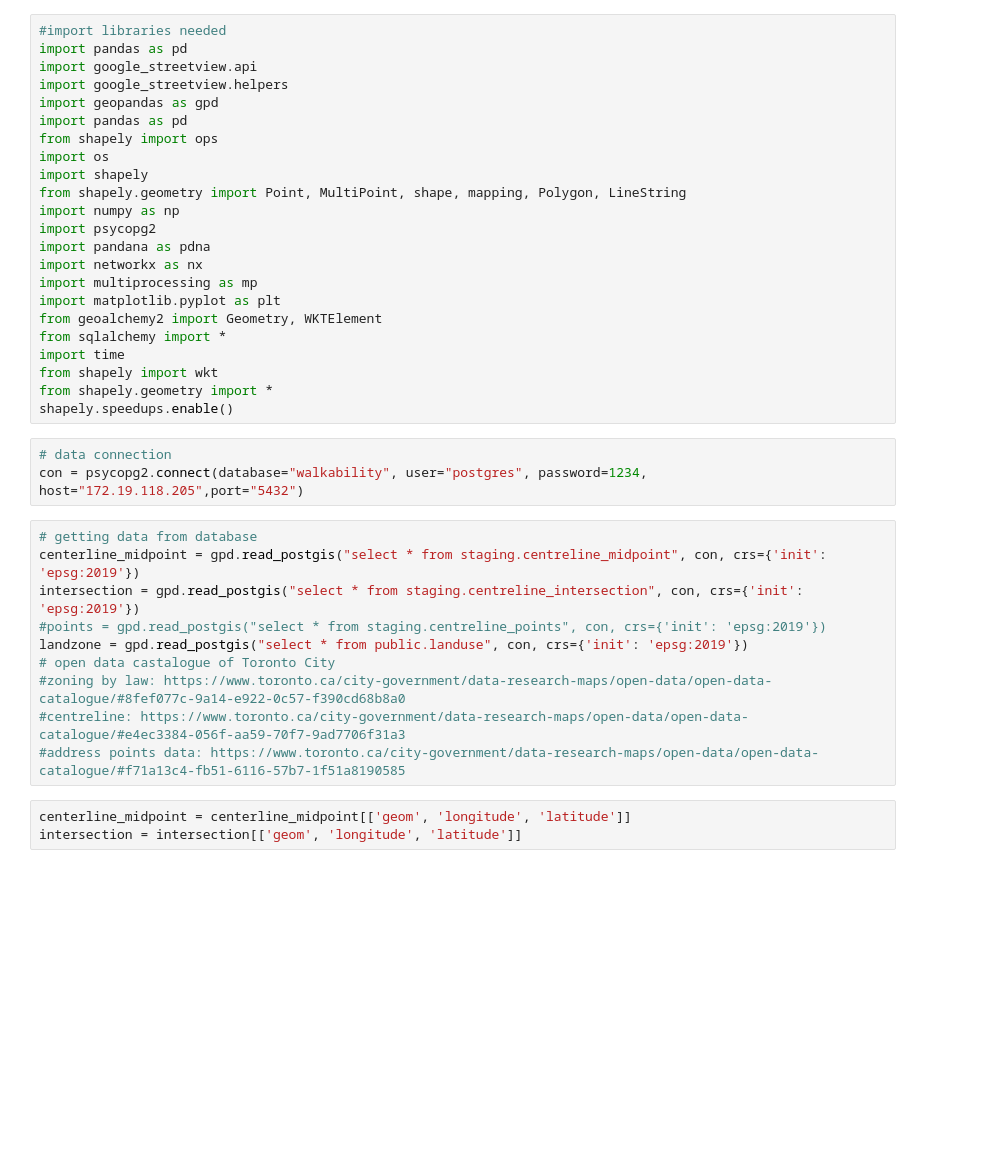
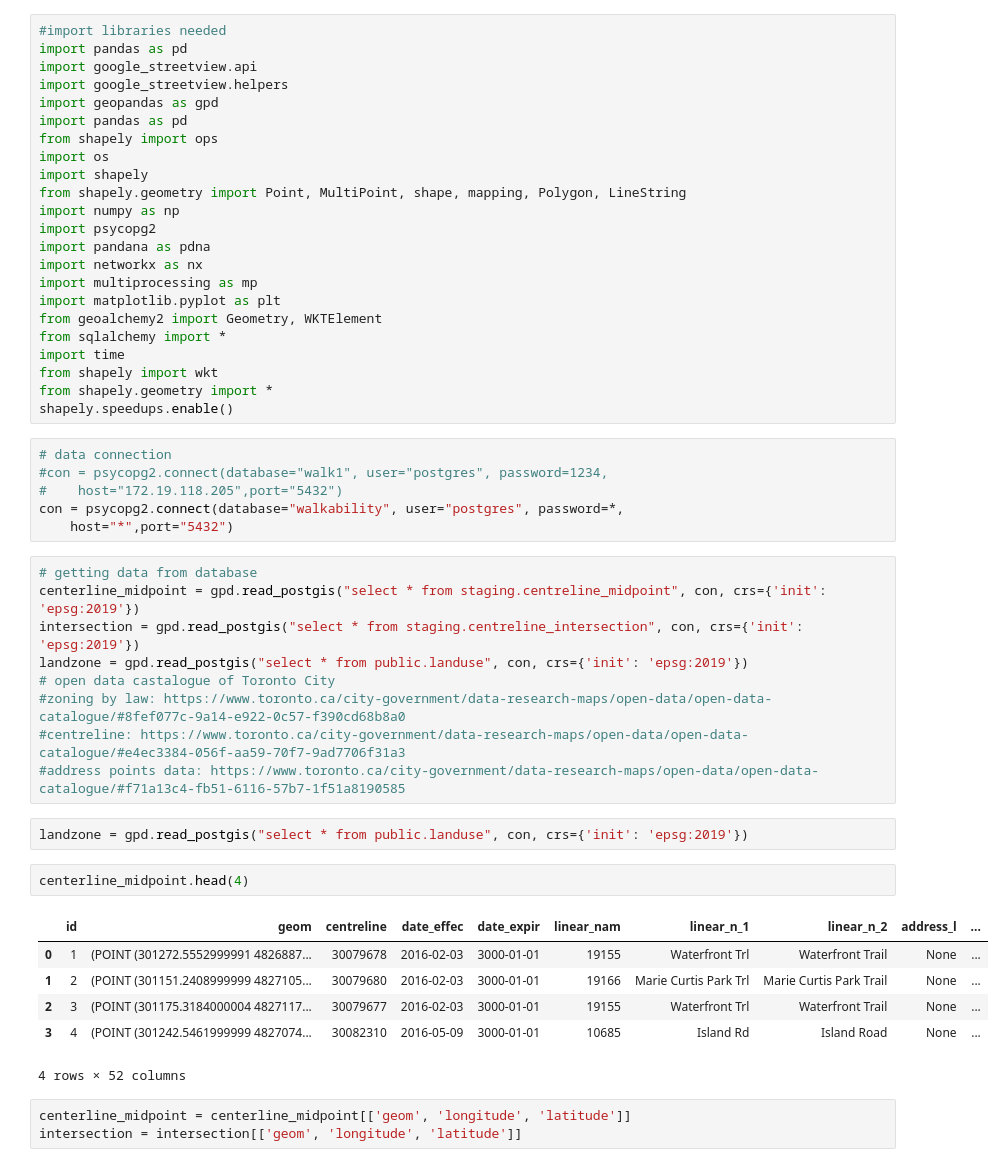
Before and after one commit to gcc-dav-official-github/production, a Jupyter notebook: projects/Machine Learning/Creating Toronto Street Point Sample Data.ipynb, the cells around one changed output. Cells and saved outputs as stored; diff of their text form; blank space fills up the shorter version.

```diff
--- a/projects/Machine Learning/Creating Toronto Street Point Sample Data.ipynb
+++ b/projects/Machine Learning/Creating Toronto Street Point Sample Data.ipynb
@@ -23,17 +23,30 @@ from shapely.geometry import *
 shapely.speedups.enable()
 # %%
 # data connection
-con = psycopg2.connect(database="walkability", user="postgres", password=1234,    host="172.19.118.205",port="5432")
+#con = psycopg2.connect(database="walk1", user="postgres", password=1234,
+#    host="172.19.118.205",port="5432")
+con = psycopg2.connect(database="walkability", user="postgres", password=*,
+    host="*",port="5432")
 # %%
 # getting data from database
 centerline_midpoint = gpd.read_postgis("select * from staging.centreline_midpoint", con, crs={'init': 'epsg:2019'})
 intersection = gpd.read_postgis("select * from staging.centreline_intersection", con, crs={'init': 'epsg:2019'})
-#points = gpd.read_postgis("select * from staging.centreline_points", con, crs={'init': 'epsg:2019'})
 landzone = gpd.read_postgis("select * from public.landuse", con, crs={'init': 'epsg:2019'})
 # open data castalogue of Toronto City
 #zoning by law: https://www.toronto.ca/city-government/data-research-maps/open-data/open-data-catalogue/#8fef077c-9a14-e922-0c57-f390cd68b8a0
 #centreline: https://www.toronto.ca/city-government/data-research-maps/open-data/open-data-catalogue/#e4ec3384-056f-aa59-70f7-9ad7706f31a3
 #address points data: https://www.toronto.ca/city-government/data-research-maps/open-data/open-data-catalogue/#f71a13c4-fb51-6116-57b7-1f51a8190585
+# %%
+landzone = gpd.read_postgis("select * from public.landuse", con, crs={'init': 'epsg:2019'})
+# %%
+centerline_midpoint.head(4)
+# %% [output]
+|  | id | geom | centreline | date_effec | date_expir | linear_nam | linear_n_1 | linear_n_2 | address_l | ... |
+| 0 | 1 | (POINT (301272.5552999991 4826887... | 30079678 | 2016-02-03 | 3000-01-01 | 19155 | Waterfront Trl | Waterfront Trail | None | ... |
+| 1 | 2 | (POINT (301151.2408999999 4827105... | 30079680 | 2016-02-03 | 3000-01-01 | 19166 | Marie Curtis Park Trl | Marie Curtis Park Trail | None | ... |
+| 2 | 3 | (POINT (301175.3184000004 4827117... | 30079677 | 2016-02-03 | 3000-01-01 | 19155 | Waterfront Trl | Waterfront Trail | None | ... |
+| 3 | 4 | (POINT (301242.5461999999 4827074... | 30082310 | 2016-05-09 | 3000-01-01 | 10685 | Island Rd | Island Road | None | ... |
+4 rows × 52 columns
 # %%
 centerline_midpoint = centerline_midpoint[['geom', 'longitude', 'latitude']]
 intersection = intersection[['geom', 'longitude', 'latitude']]
```
Also changed, not shown: parts of 36 cells of this notebook.
